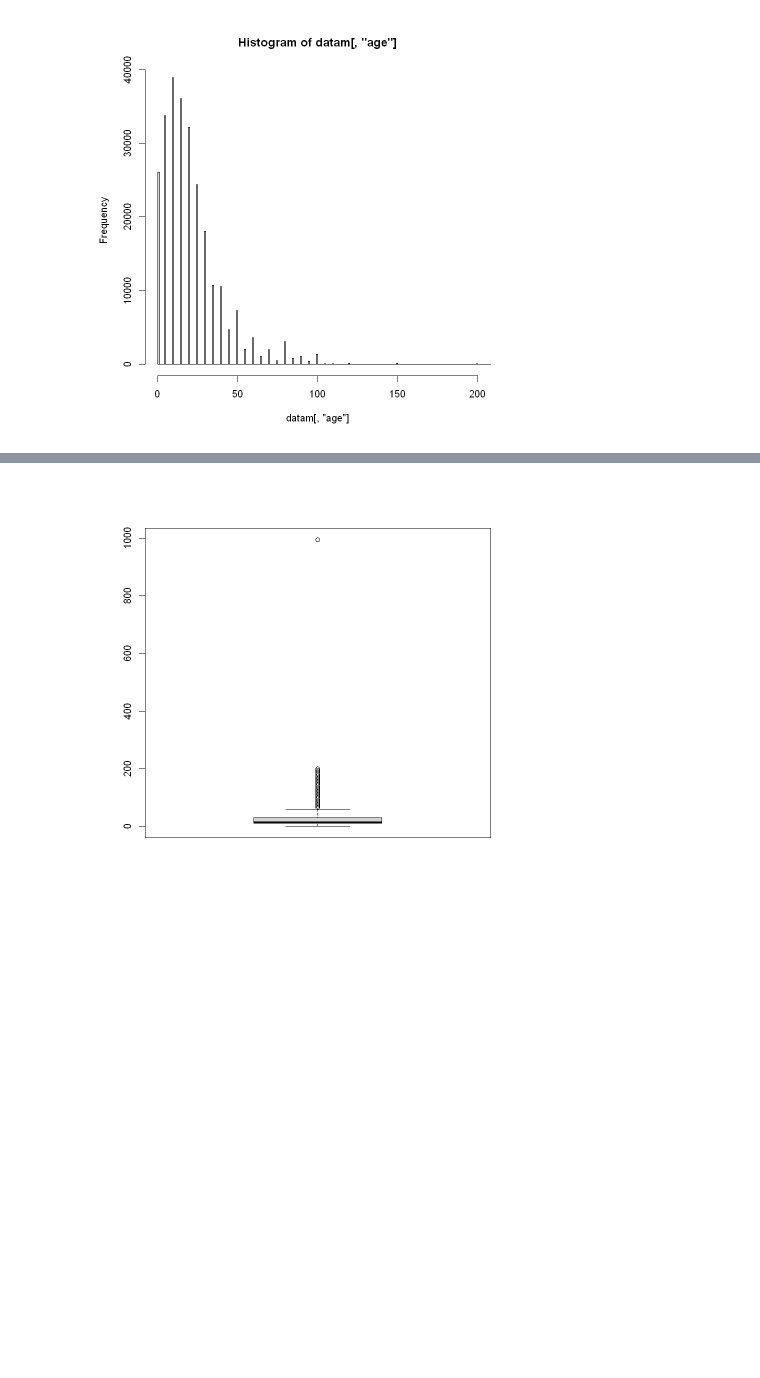
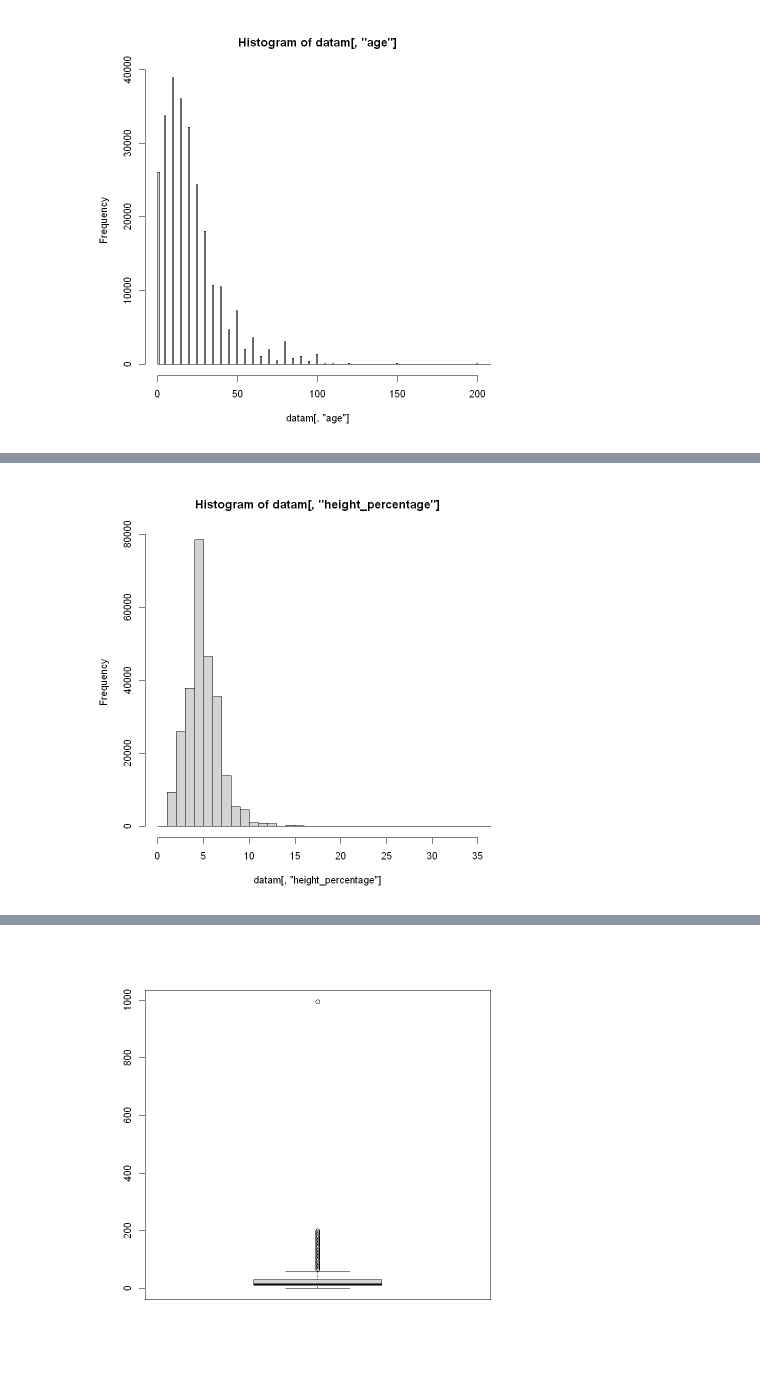
Before and after one commit to bikostet/richter-s-predictor-group-42, a Jupyter notebook: brouillon_bilal.ipynb, the cells around one changed output, grey strips where cells are left out. Cells and saved outputs as stored; diff of their text form; code cells hidden in the pictures; blank space fills up the shorter version.

```diff
--- a/brouillon_bilal.ipynb
+++ b/brouillon_bilal.ipynb
@@ -300,0 +335,4 @@ hist(datam[,'age'],breaks=seq(0,1000),xlim=c(0,200))
+# %%
+hist(datam[,'height_percentage'],breaks=seq(0,100),xlim=c(0,35))
+# %% [output]
+[figure, added]
```
Also changed, not shown: parts of 9 cells of this notebook, 2 other files.
